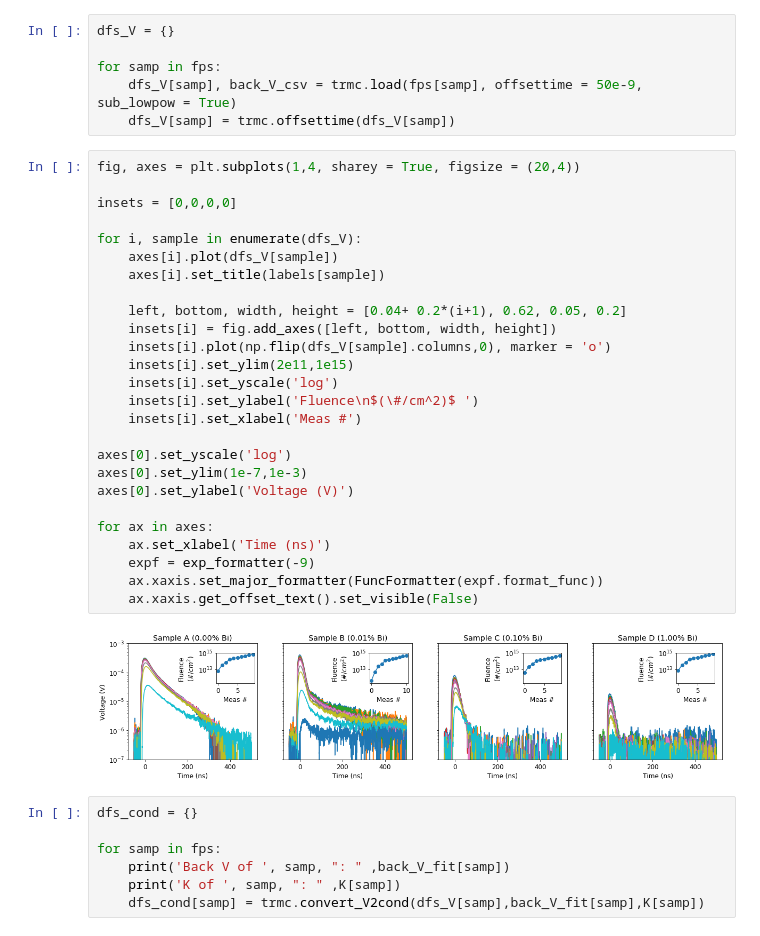
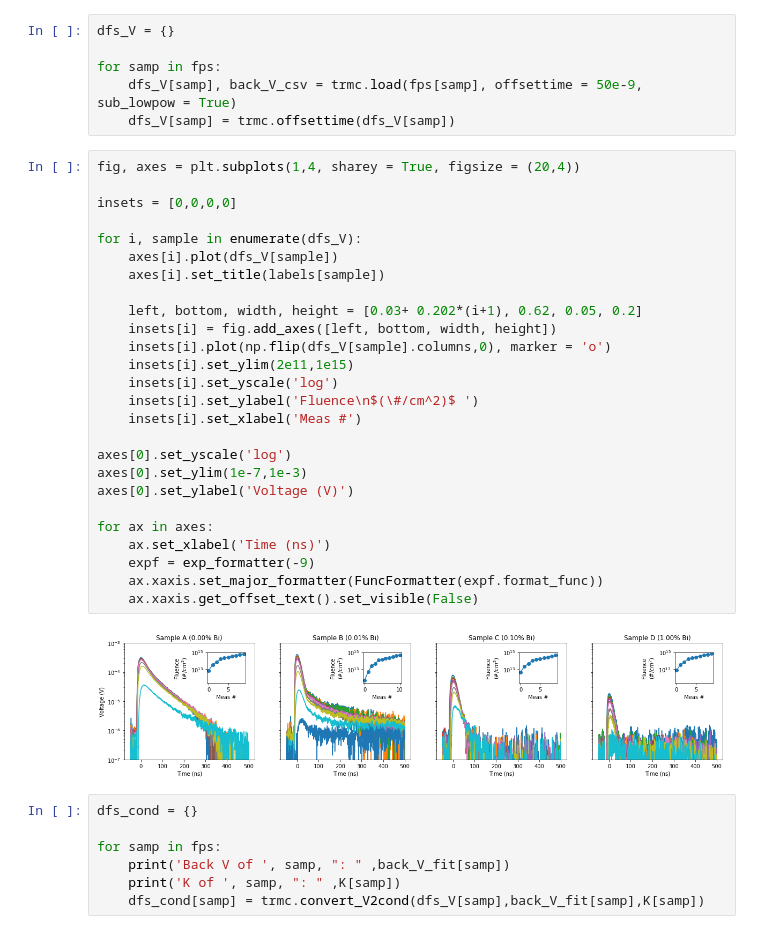
Before and after one commit to aspitarl/TRMC, a Jupyter notebook: 10-17-18.ipynb, the cells around one changed output. Cells and saved outputs as stored; diff of their text form.

```diff
--- a/10-17-18.ipynb
+++ b/10-17-18.ipynb
@@ -92,31 +92,31 @@ for samp in fps:
 # %%
 fig, axes = plt.subplots(1,4, sharey = True, figsize = (20,4))
 
 insets = [0,0,0,0]
 
 for i, sample in enumerate(dfs_V):
     axes[i].plot(dfs_V[sample])
     axes[i].set_title(labels[sample])
 
-    left, bottom, width, height = [0.04+ 0.2*(i+1), 0.62, 0.05, 0.2]
+    left, bottom, width, height = [0.03+ 0.202*(i+1), 0.62, 0.05, 0.2]
     insets[i] = fig.add_axes([left, bottom, width, height])
     insets[i].plot(np.flip(dfs_V[sample].columns,0), marker = 'o')
     insets[i].set_ylim(2e11,1e15)
     insets[i].set_yscale('log')
     insets[i].set_ylabel('Fluence\n$(\#/cm^2)$ ')
     insets[i].set_xlabel('Meas #')
 
 axes[0].set_yscale('log')
 axes[0].set_ylim(1e-7,1e-3)
 axes[0].set_ylabel('Voltage (V)')
 
 for ax in axes:
     ax.set_xlabel('Time (ns)')
     expf = exp_formatter(-9)
     ax.xaxis.set_major_formatter(FuncFormatter(expf.format_func))
     ax.xaxis.get_offset_text().set_visible(False)
 # %% [output]
-[figure, old version]
+[figure, new version]
 # %%
 dfs_cond = {}
 
```
Also changed, not shown: parts of 2 cells of this notebook.
